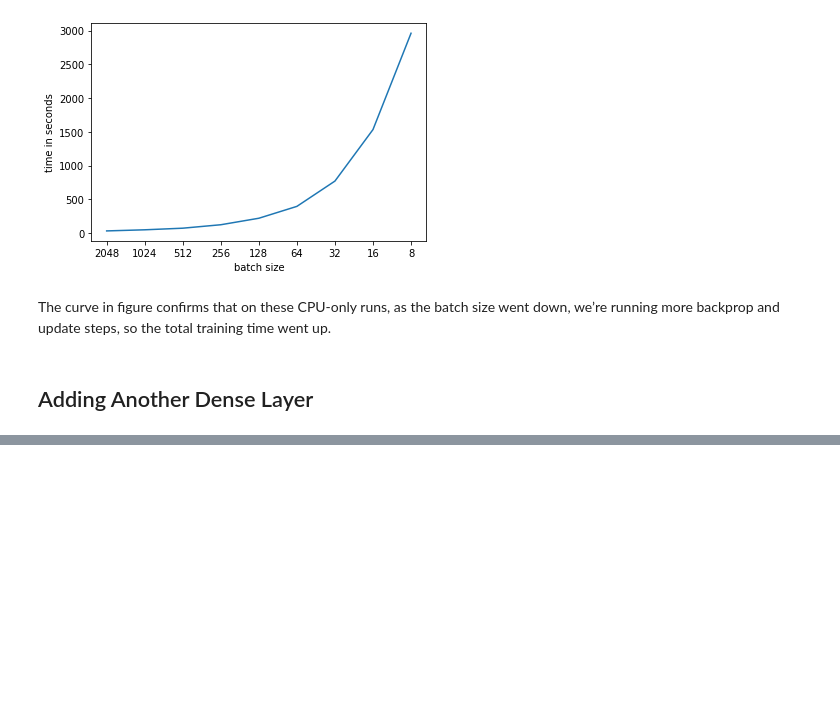
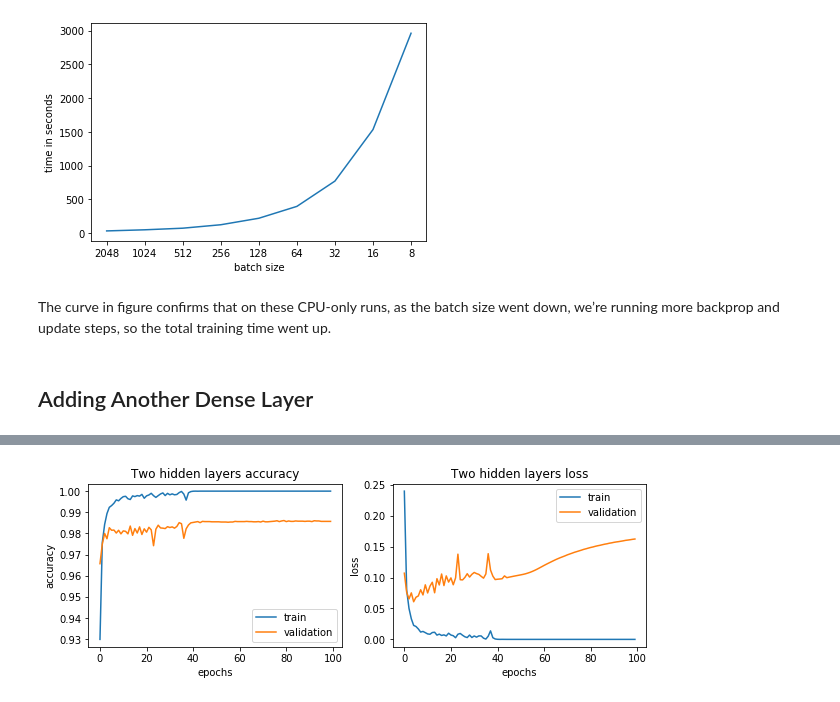
Before and after one commit to rahiakela/deep-learning--from-basics-to-practice, a Jupyter notebook: 1_improving_the_model.ipynb, the cells around one changed output, grey strips where cells are left out. Saved outputs shown, nothing was run; the diff lists cells and outputs as text; code cells hidden in the pictures; blank space fills up the shorter version.

```diff
--- a/1_improving_the_model.ipynb
+++ b/1_improving_the_model.ipynb
@@ -299,0 +312,44 @@ so the total training time went up.
+# %%
+number_of_pixels = 28*28  # size of an MNIST image
+number_of_classes = 10    # MNIST images are digits 0 to 9
+
+def make_two_hidden_layers_model():
+  model = Sequential()
+  model.add(Dense(number_of_pixels, input_shape=[number_of_pixels], activation='relu'))
+
+  # add layers
+  model.add(Dense(number_of_pixels, activation='relu'))
+  model.add(Dense(number_of_classes, activation='softmax'))
+
+  # compile the model
+  model.compile(loss='categorical_crossentropy', optimizer='adam', metrics=['accuracy'])
+
+  return model
+# %%
+# train the model
+model = make_two_hidden_layers_model()
+
+history = model.fit(X_train, y_train, validation_data=(X_test, y_test), epochs=100, batch_size=256, verbose=2)
+# %%
+xs = range(len(history.history['accuracy']))
+
+plt.figure(figsize=(10,3))
+plt.subplot(1, 2, 1)
+plt.plot(xs, history.history['accuracy'], label='train')
+plt.plot(xs, history.history['val_accuracy'], label='validation')
+plt.legend(loc='lower right')
+plt.xlabel('epochs')
+plt.ylabel('accuracy')
+plt.title('Two hidden layers accuracy')
+
+plt.subplot(1, 2, 2)
+plt.plot(xs, history.history['loss'], label='train')
+plt.plot(xs, history.history['val_loss'], label='validation')
+plt.legend(loc='upper right')
+plt.xlabel('epochs')
+plt.ylabel('loss')
+plt.title('Two hidden layers loss')
+
+plt.show()
+# %% [output]
+[figure, added]
```
Also changed, not shown: parts of 22 cells of this notebook.
